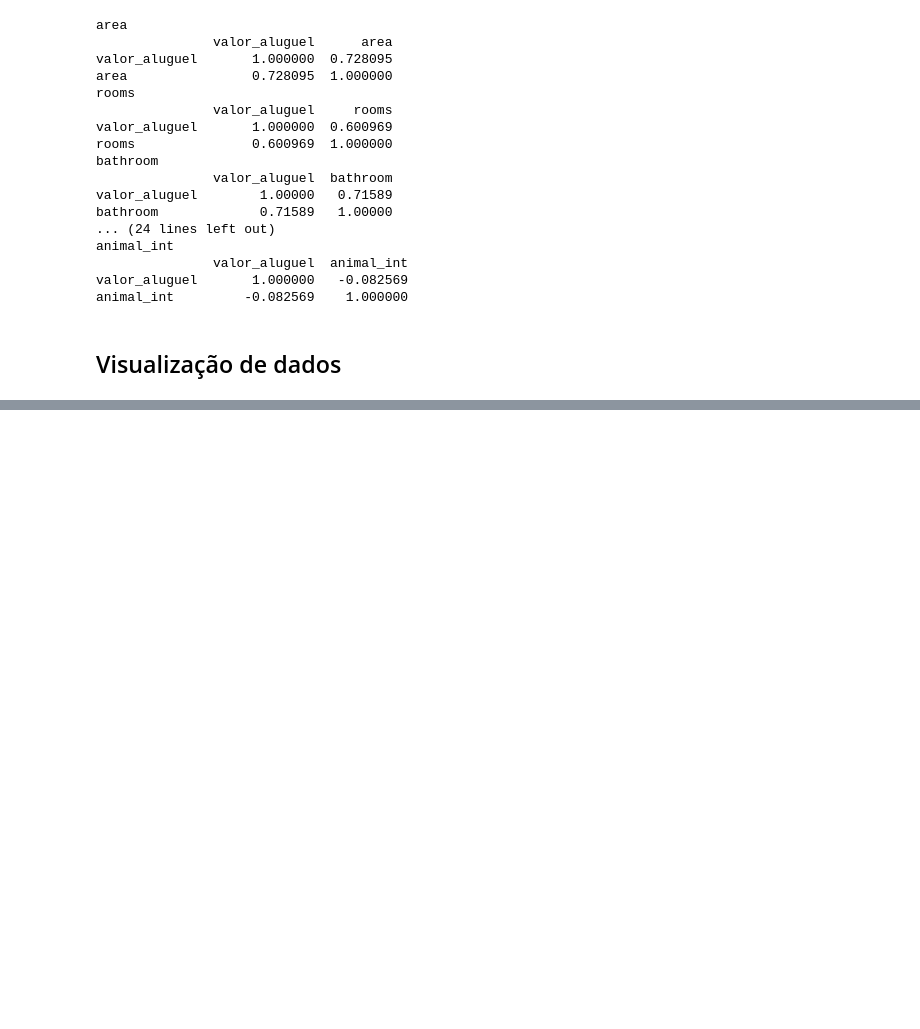
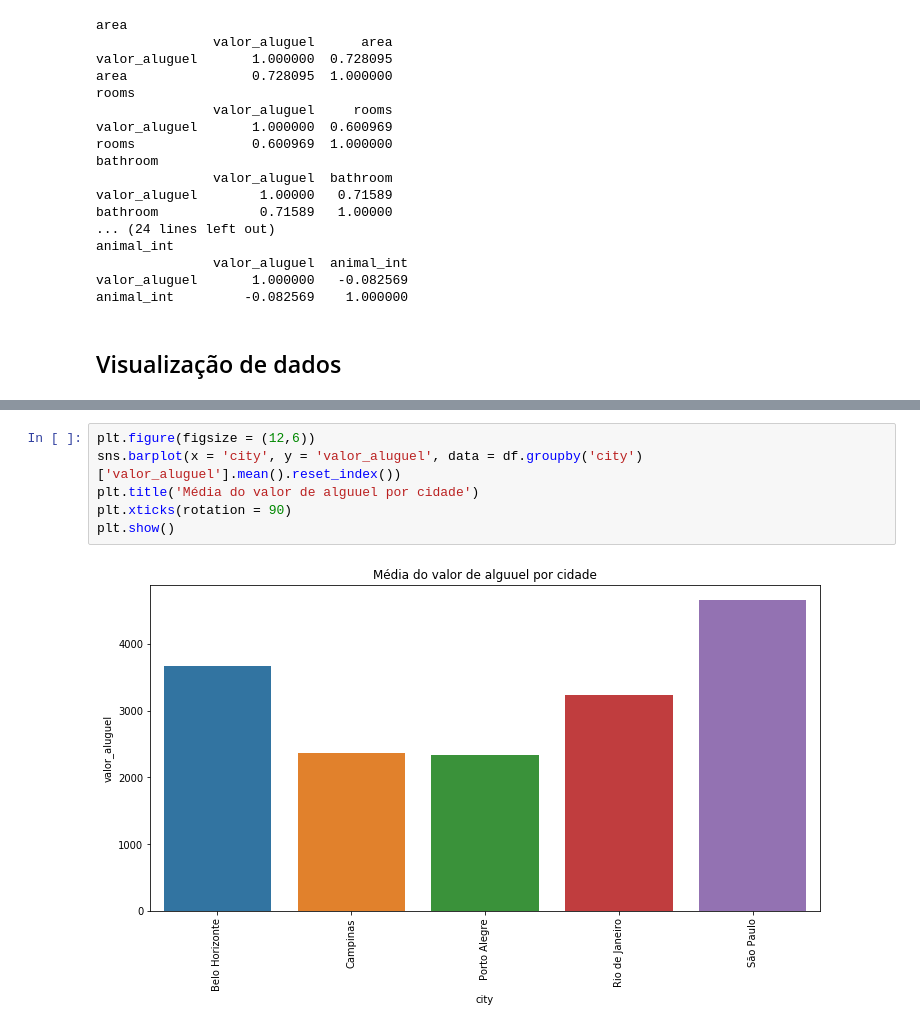
Before and after one commit to gabipz/data-science-codenation, a Jupyter notebook: 00-classes/week-03/semana_3.ipynb, the cells around one changed output, grey strips where cells are left out. Drawn from its saved outputs; the diff is of its cells as text; blank space fills up the shorter version.

```diff
--- a/00-classes/week-03/semana_3.ipynb
+++ b/00-classes/week-03/semana_3.ipynb
@@ -279,0 +285,8 @@ animal_int         -0.082569    1.000000
+# %%
+plt.figure(figsize = (12,6))
+sns.barplot(x = 'city', y = 'valor_aluguel', data = df.groupby('city')['valor_aluguel'].mean().reset_index())
+plt.title('Média do valor de alguuel por cidade')
+plt.xticks(rotation = 90)
+plt.show()
+# %% [output]
+[figure, added]
```
Also changed, not shown: parts of 6 cells of this notebook.
